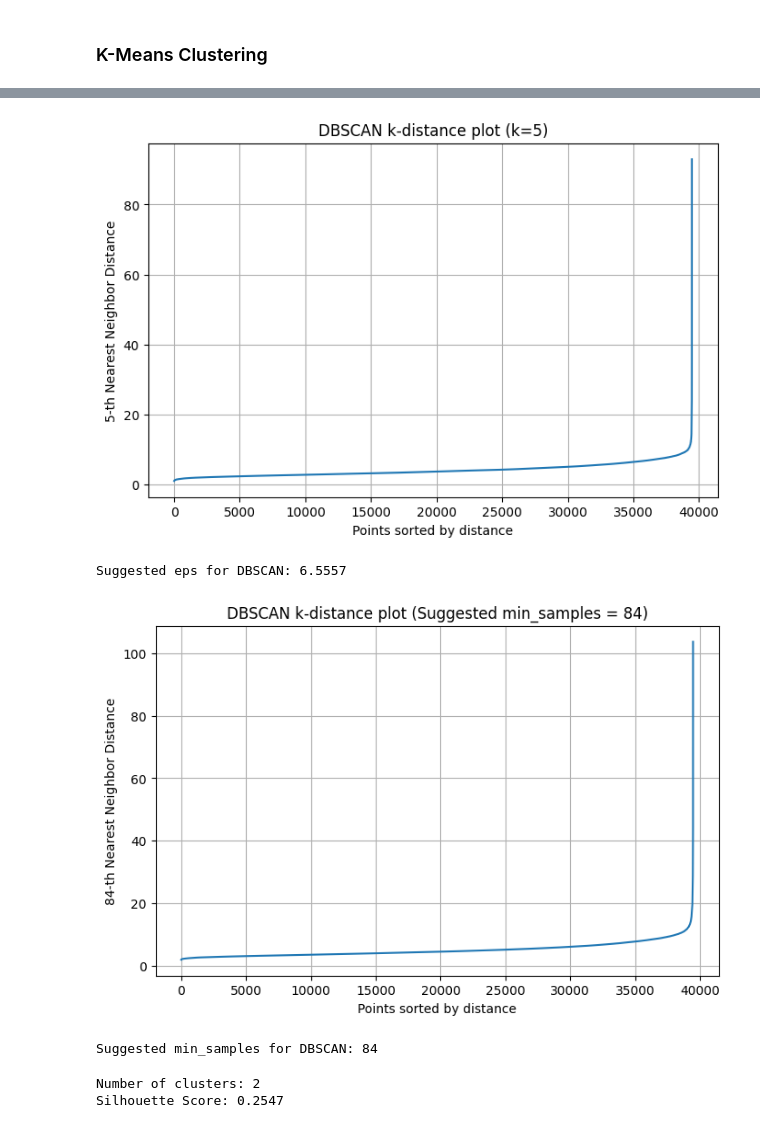
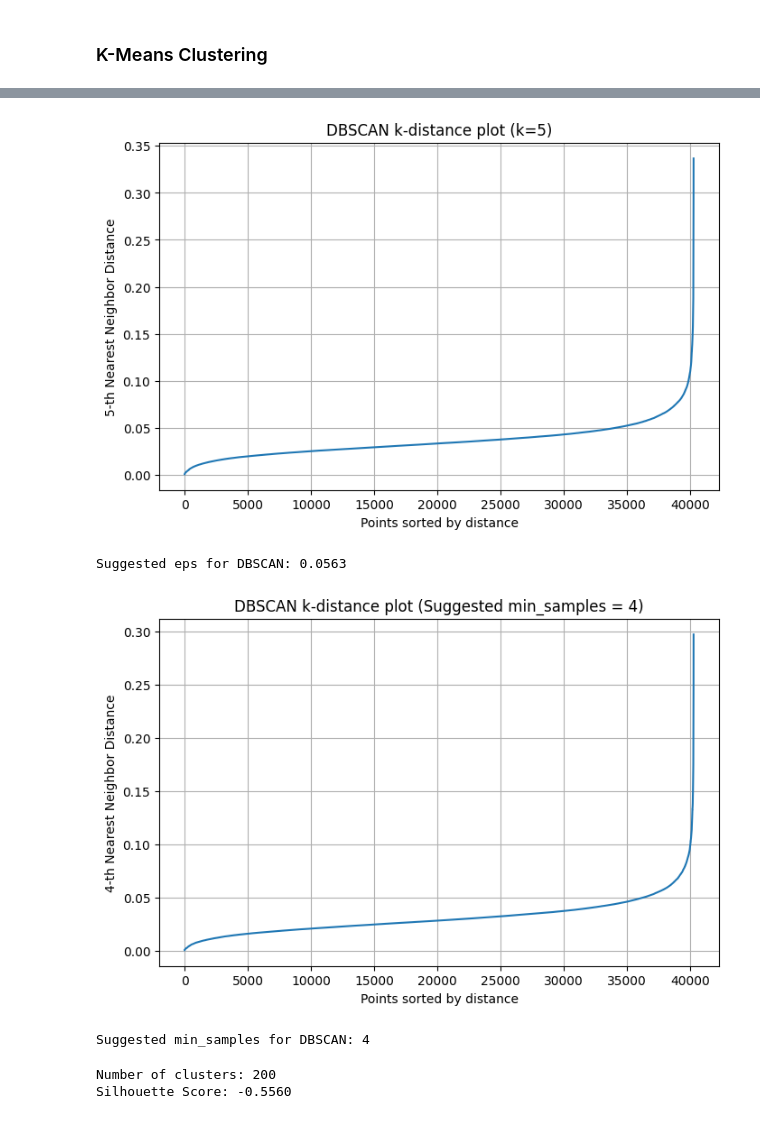
Before and after one commit to machiwao/CCADMACL_PROJECT_COM222, a Jupyter notebook: CCADMACL_Project_Implementation.ipynb, the cells around one changed output, grey strips where cells are left out. Saved outputs shown, nothing was run; the diff lists cells and outputs as text; code cells hidden in the pictures.

Commit message:
Tested PowerTransformer, IQR, and UMAP

```diff
--- a/CCADMACL_Project_Implementation.ipynb
+++ b/CCADMACL_Project_Implementation.ipynb
@@ -136,0 +133,13 @@ Name: count, dtype: int64
+# %%
+Q1 = df['Total Income'].quantile(0.25)
+Q3 = df['Total Income'].quantile(0.75)
+IQR = Q3 - Q1
+
+lower_bound = Q1 - 3.0 * IQR
+upper_bound = Q3 + 3.0 * IQR
+
+# Remove rows where 'Total Income' is an outlier
+df_iqr_filtered = df[(df['Total Income'] >= lower_bound) & (df['Total Income'] <= upper_bound)]
+
+print("Original shape:", df.shape)
+print("After removing outliers (IQR):", df_iqr_filtered.shape)
@@ -150,0 +156,10 @@ df_cleaned[num_cols] = scaler.fit_transform(df_cleaned[num_cols])
+# %%
+from sklearn.preprocessing import PowerTransformer
+
+scaler = StandardScaler()
+num_cols = df_iqr_filtered.select_dtypes(include=['number']).columns
+df_scaled = scaler.fit_transform(df_iqr_filtered[num_cols])
+
+pt = PowerTransformer(method='yeo-johnson')
+df_transformed = pt.fit_transform(df_scaled)
+df_iqr_filtered[num_cols] = df_transformed
@@ -152,11 +173,12 @@ df_cleaned[num_cols] = scaler.fit_transform(df_cleaned[num_cols])
 encoder = LabelEncoder()
 label_cols = ['Household Head Sex', 'Household Head Marital Status', 'Household Head Job or Business Indicator']
 for col in label_cols:
-    df_cleaned[col] = encoder.fit_transform(df_cleaned[col])
+    df_iqr_filtered[col] = encoder.fit_transform(df_iqr_filtered[col])
 
 onehot = OneHotEncoder(handle_unknown='ignore', drop='first', sparse_output=False)
-cat_cols = df_cleaned.select_dtypes(include=['object']).columns
-encoded_cols = onehot.fit_transform(df_cleaned[cat_cols])
+cat_cols = df_iqr_filtered.select_dtypes(include=['object']).columns
+encoded_cols = onehot.fit_transform(df_iqr_filtered[cat_cols])
 encoded_df = pd.DataFrame(encoded_cols, columns=onehot.get_feature_names_out(cat_cols))
-df_cleaned = df_cleaned.drop(columns=(list(cat_cols) + label_cols)).reset_index(drop=True)
-df_cleaned = pd.concat([df_cleaned, encoded_df], axis=1)
+
+df_iqr_filtered = df_iqr_filtered.drop(columns=list(cat_cols)).reset_index(drop=True)
+df_iqr_filtered = pd.concat([df_iqr_filtered, encoded_df], axis=1)
@@ -195 +219,7 @@ Number of components to keep 90% variance: (np.int64(42), array([0.2227832 , 0.2
+# %%
+import umap
+import umap.umap_ as umap
+
+umap_reducer = umap.UMAP(n_neighbors=15, min_dist=0.1, n_components=2)
+X_umap = umap_reducer.fit_transform(df_iqr_filtered)
 # %%
@@ -310,42 +402,42 @@ def find_optimal_eps(data, k=5):
 
     return k_distances[int(len(k_distances) * 0.9)]
 
-optimal_eps = find_optimal_eps(X_pca, k=5)
+optimal_eps = find_optimal_eps(X_umap, k=5)
 print(f"Suggested eps for DBSCAN: {optimal_eps:.4f}")
 # %% [output]
-[figure, old version]
+[figure, new version]
-Suggested eps for DBSCAN: 6.5557
+Suggested eps for DBSCAN: 0.0563
 # %%
 import numpy as np
 import matplotlib.pyplot as plt
 from sklearn.neighbors import NearestNeighbors
 
 def find_best_min_samples(data):
 
     n_features = data.shape[1]
     suggested_min_samples = max(2, int(2 * n_features))
 
     neigh = NearestNeighbors(n_neighbors=suggested_min_samples)
     neigh.fit(data)
     distances, _ = neigh.kneighbors(data)
 
     k_distances = np.sort(distances[:, suggested_min_samples - 1])
 
     plt.figure(figsize=(8, 5))
     plt.plot(k_distances)
     plt.xlabel("Points sorted by distance")
     plt.ylabel(f"{suggested_min_samples}-th Nearest Neighbor Distance")
     plt.title(f"DBSCAN k-distance plot (Suggested min_samples = {suggested_min_samples})")
     plt.grid(True)
     plt.show()
 
     return suggested_min_samples
 
-optimal_min_samples = find_best_min_samples(X_pca)
+optimal_min_samples = find_best_min_samples(X_umap)
 print(f"Suggested min_samples for DBSCAN: {optimal_min_samples}")
 # %% [output]
-[figure, old version]
+[figure, new version]
-Suggested min_samples for DBSCAN: 84
+Suggested min_samples for DBSCAN: 4
 # %%
 # radius_range = np.linspace(0.2, 0.3, 10)
 # min_samples_range = range(2, 17)
@@ -354,11 +446,11 @@ Suggested min_samples for DBSCAN: 84
 # print(best_params)
 # %%
 db = DBSCAN(eps = optimal_eps, min_samples = optimal_min_samples)
-model = db.fit(X_pca)
+model = db.fit(X_umap)
 labels = db.labels_
 
 print("Number of clusters:", len(set(labels)) - (1 if -1 in labels else 0))
-print(f"Silhouette Score: {silhouette_score(X_pca, labels):.4f}")
+print(f"Silhouette Score: {silhouette_score(X_umap, labels):.4f}")
 # %% [output]
-Number of clusters: 2
-Silhouette Score: 0.2547
+Number of clusters: 200
+Silhouette Score: -0.5560
```
Also changed, not shown: parts of 16 cells of this notebook.
